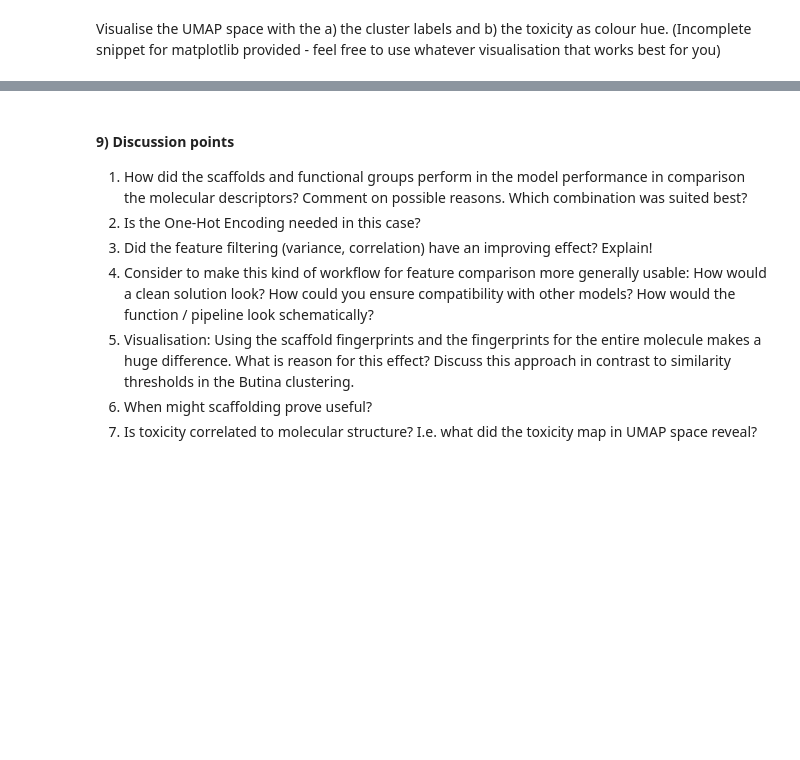
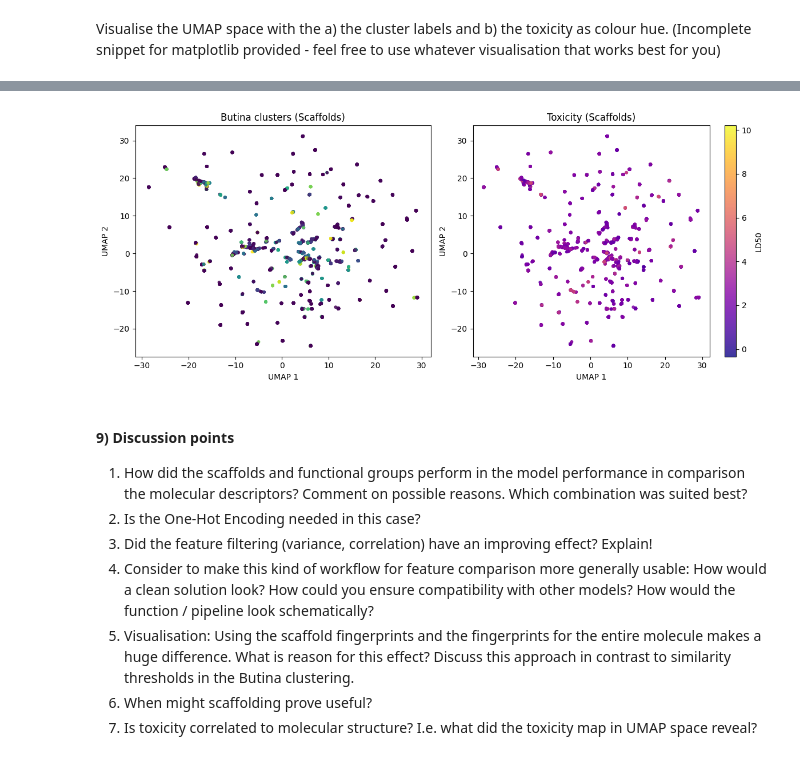
Before and after one commit to JStoerr/DSA104, a Jupyter notebook: JStoerr-Assignments/3_OHE_toxicity.ipynb, the cells around one changed output, grey strips where cells are left out. Cells and saved outputs as stored; diff of their text form; code cells hidden in the pictures; blank space fills up the shorter version.

```diff
--- a/JStoerr-Assignments/3_OHE_toxicity.ipynb
+++ b/JStoerr-Assignments/3_OHE_toxicity.ipynb
@@ -256,3 +394,7 @@ ax1.set_title("Butina clusters")
+# %%
+plot_umap(scaf_embed, scaf_labels, tox["ld_50"], "Scaffolds")
+# %% [output]
+[figure, added]
 # %% [markdown]
 #### 9) Discussion points
 1) How did the scaffolds and functional groups perform in the model performance in comparison the molecular descriptors? Comment on possible reasons. Which combination was suited best?
```
Also changed, not shown: parts of 20 cells of this notebook.
